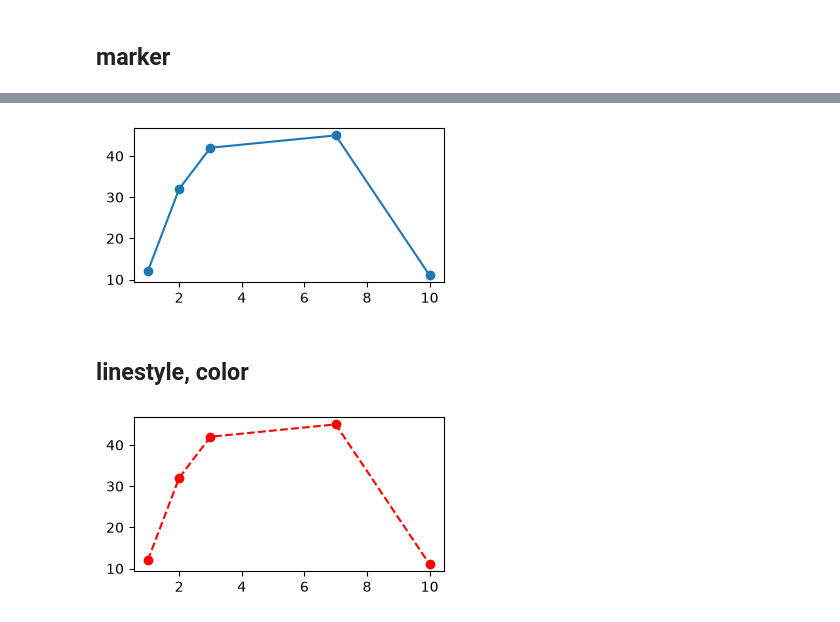
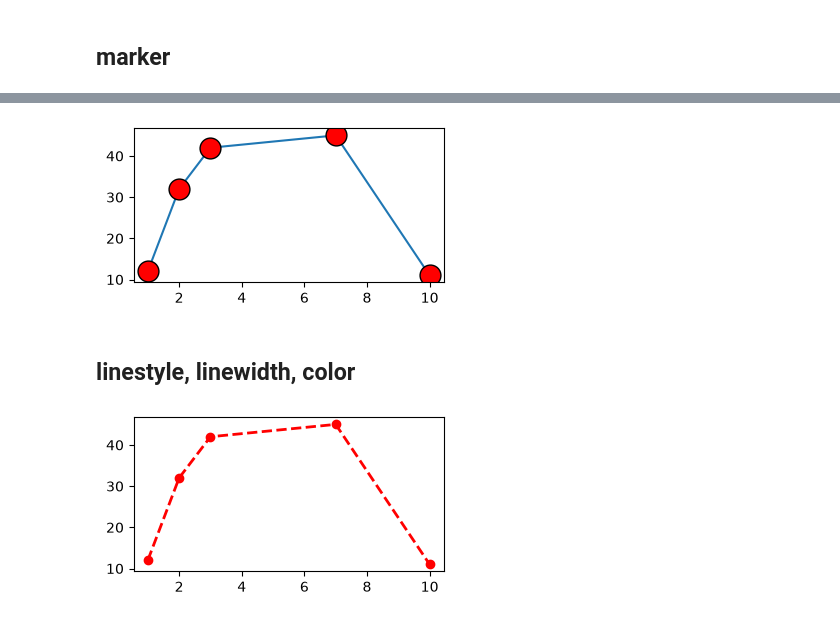
Before and after one commit to TJ-Paul/python-notes, a Jupyter notebook: 3_matplotlib_basic.ipynb, the cells around one changed output, grey strips where cells are left out. Drawn from its saved outputs; the diff is of its cells as text; code cells hidden in the pictures.

```diff
--- a/3_matplotlib_basic.ipynb
+++ b/3_matplotlib_basic.ipynb
@@ -38,15 +56,19 @@ plt.show()
 # %%
 plt.figure(figsize=(4,2))
 
 xs = np.array([1,2,3,7,10])
 ys = np.array([12,32,42,45,11])
 
-plt.plot(xs,ys, marker = 'o')
+plt.plot(xs,ys, marker = 'o',
+                markersize = 15,            # shortly : ms
+                markerfacecolor = 'red',     # shortly : mfc
+                markeredgecolor = 'black')  # shortly : mec
+
 plt.show()
 # %% [output]
-[figure, old version]
+[figure, new version]
 # %% [markdown]
-## linestyle, color
+## linestyle, linewidth, color
 # %%
 plt.figure(figsize=(4,2))
 
```
Also changed, not shown: parts of 9 cells of this notebook, 8 other files.
